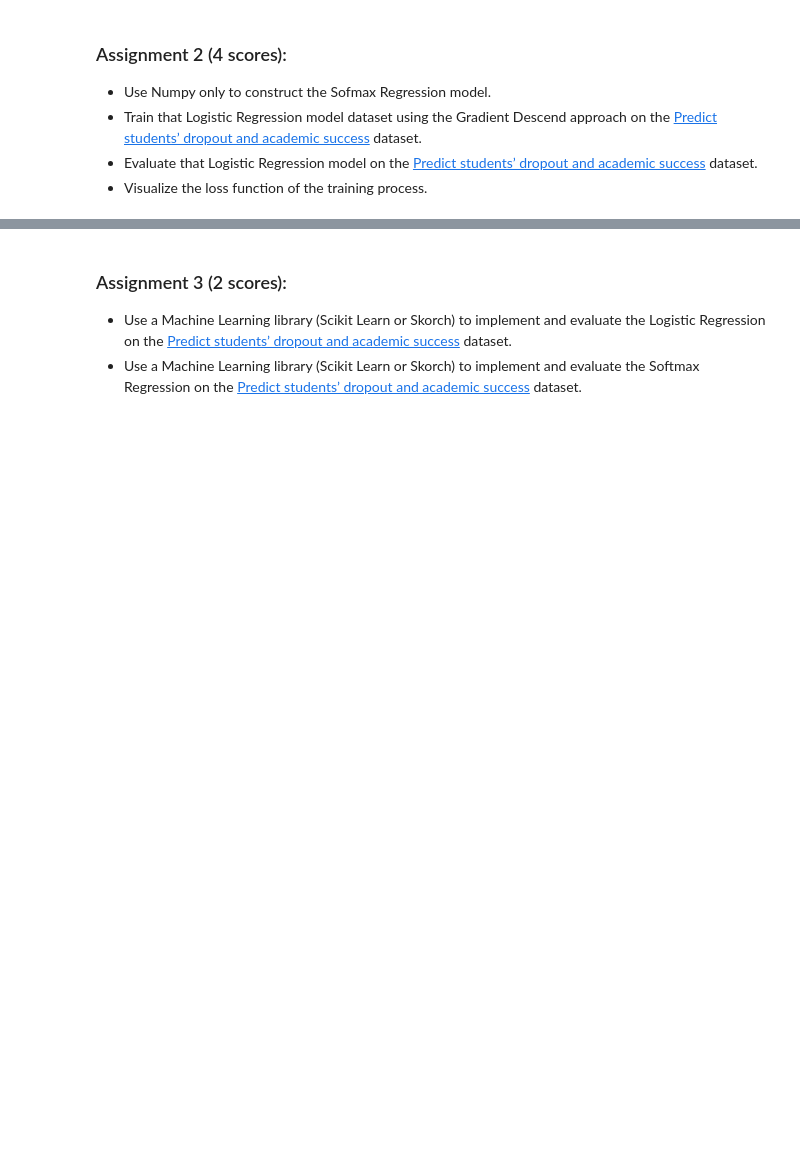
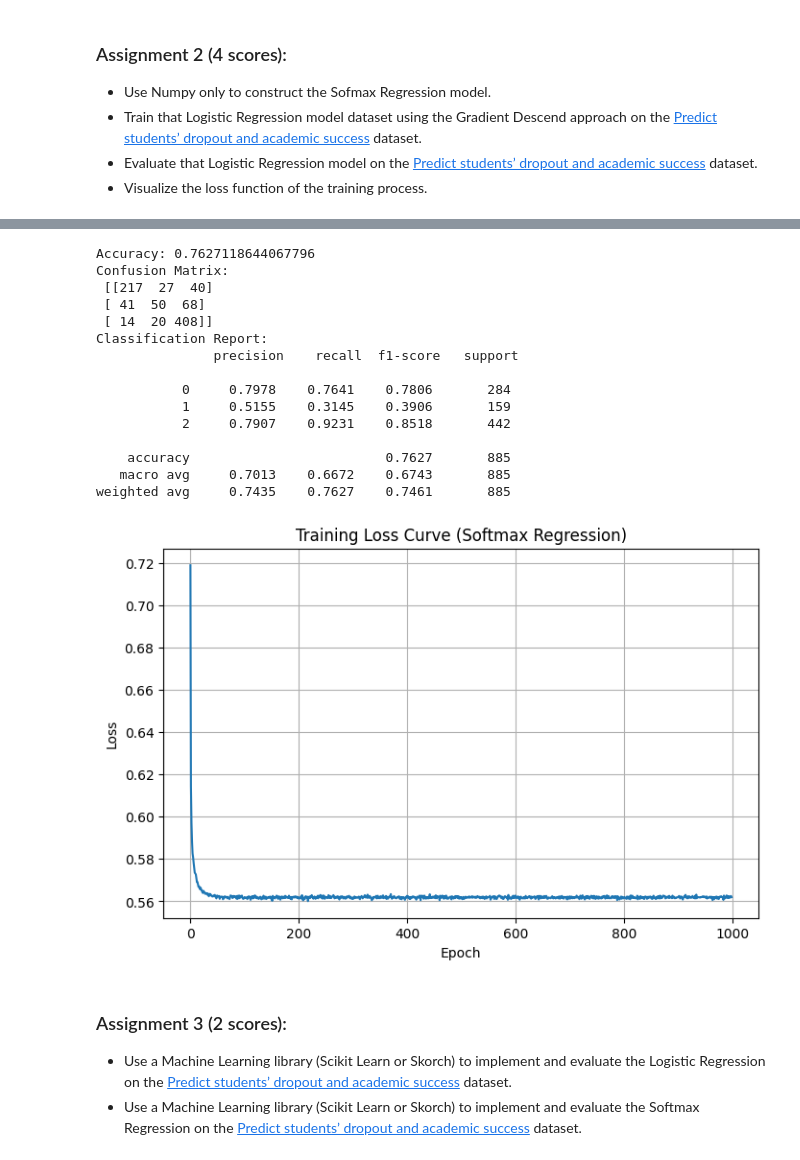
Before and after one commit to huaquangvinh229/22521669_DS102.Q12.CNVN, a Jupyter notebook: BTTH2/assignments.ipynb, the cells around one changed output, grey strips where cells are left out. Saved outputs shown, nothing was run; the diff lists cells and outputs as text; code cells hidden in the pictures; blank space fills up the shorter version.

```diff
--- a/BTTH2/assignments.ipynb
+++ b/BTTH2/assignments.ipynb
@@ -188,0 +260,22 @@ ROC AUC: 0.9005444164121631
+# %%
+def softmax(z):
+    exp_z = np.exp(z - np.max(z, axis=1, keepdims=True))
+    return exp_z / np.sum(exp_z, axis=1, keepdims=True)
+
+def one_hot(y, num_classes):
+    m = len(y)
+    Y = np.zeros((m, num_classes))
+    Y[np.arange(m), y] = 1
+    return Y
+
+def compute_loss_and_grad(W, Xb, Yb, l2=0.0):
+    m = Xb.shape[0]
+    logits = Xb.dot(W)
+    probs = softmax(logits)
+    loss = -np.sum(Yb * np.log(probs + 1e-12)) / m
+    if l2 > 0:
+        loss += 0.5 * l2 * np.sum(W[1:]**2) / m
+    grad = (Xb.T.dot(probs - Yb)) / m
+    if l2 > 0:
+        grad[1:] += l2 * W[1:] / m
+    return loss, grad
@@ -189,3 +320,41 @@ ROC AUC: 0.9005444164121631
+# %%
+def predict(Xb, W):
+    probs = softmax(Xb.dot(W))
+    return np.argmax(probs, axis=1)
+
+# Dự đoán
+y_pred = predict(X_test, W)
+
+# Đánh giá
+print("Accuracy:", accuracy_score(y_test, y_pred))
+print("Confusion Matrix:\n", confusion_matrix(y_test, y_pred))
+print("Classification Report:\n", classification_report(y_test, y_pred, digits=4))
+
+# Vẽ loss
+plt.figure(figsize=(8,5))
+plt.plot(loss_history)
+plt.title("Training Loss Curve (Softmax Regression)")
+plt.xlabel("Epoch")
+plt.ylabel("Loss")
+plt.grid(True)
+plt.show()
+# %% [output]
+Accuracy: 0.7627118644067796
+Confusion Matrix:
+ [[217  27  40]
+ [ 41  50  68]
+ [ 14  20 408]]
+Classification Report:
+               precision    recall  f1-score   support
+
+           0     0.7978    0.7641    0.7806       284
+           1     0.5155    0.3145    0.3906       159
+           2     0.7907    0.9231    0.8518       442
+
+    accuracy                         0.7627       885
+   macro avg     0.7013    0.6672    0.6743       885
+weighted avg     0.7435    0.7627    0.7461       885
+[figure, added]
 # %% [markdown]
 ### Assignment 3 (2 scores):
 
```
Also changed, not shown: parts of 11 cells of this notebook.
